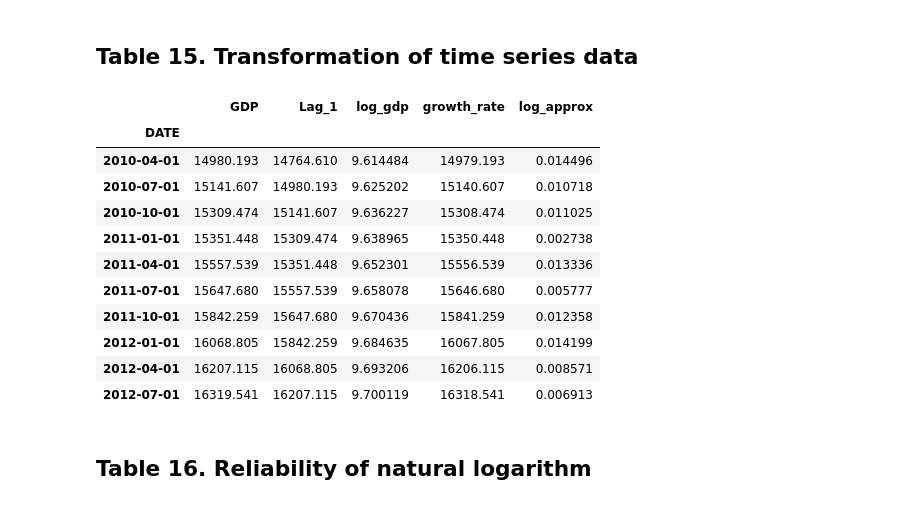
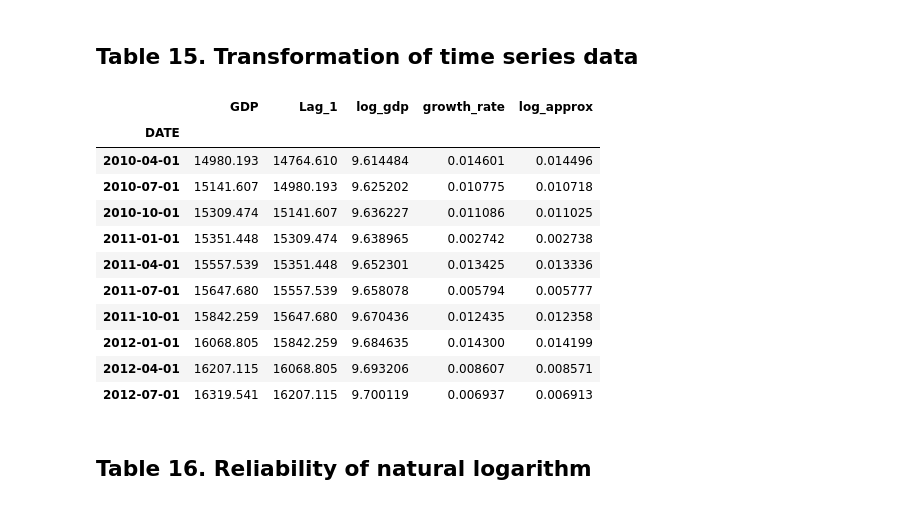
Before and after one commit to saritmaitra/PracticalGuideEconometrics, a Jupyter notebook: Chapter 1 & Chapter 2.ipynb, the cells around one changed output. Saved outputs shown, nothing was run; the diff lists cells and outputs as text; code cells hidden in the pictures.

```diff
--- a/Chapter 1 & Chapter 2.ipynb
+++ b/Chapter 1 & Chapter 2.ipynb
@@ -345,44 +345,44 @@ tesla.head()
 # %%
 import pandas as pd
 
 gdp = pd.read_csv('/content/GDP.csv')
 
 # DATE as the index and convert to datetime
 gdp['DATE'] = pd.to_datetime(gdp['DATE'])
 gdp.set_index('DATE', inplace=True)
 gdp['Lag_1'] = gdp['GDP'].shift(1)
 
 # natural logarithm of the GDP values.
 gdp['log_gdp'] = np.log(gdp['GDP'])
 
 # growth rate as the ratio of the current GDP to the lagged GDP.
 gdp["growth_rate"] = gdp["GDP"] / gdp["Lag_1"]
 
 """subtracts 1 from this ratio to convert it to a growth rate in decimal form.
 This growth rate represents the percentage change in GDP from one period to the next.
 """
-gdp["growth_rate"] = gdp["GDP"] - 1
+gdp["growth_rate"] = gdp["growth_rate"] - 1
 
 """log approximation of the growth rate is used as it often provides a better linear
 approximation for small changes, making it useful in regression models and other statistical analyses.
 """
 gdp["log_approx"] = np.log(gdp["GDP"]) - np.log(gdp["Lag_1"])
 
 gdp.dropna(inplace=True)
 gdp.head(10)
 # %% [output]
 |  | GDP | Lag_1 | log_gdp | growth_rate | log_approx |
 | DATE |  |  |  |  |  |
-| 2010-04-01 | 14980.193 | 14764.610 | 9.614484 | 14979.193 | 0.014496 |
-| 2010-07-01 | 15141.607 | 14980.193 | 9.625202 | 15140.607 | 0.010718 |
-| 2010-10-01 | 15309.474 | 15141.607 | 9.636227 | 15308.474 | 0.011025 |
-| 2011-01-01 | 15351.448 | 15309.474 | 9.638965 | 15350.448 | 0.002738 |
-| 2011-04-01 | 15557.539 | 15351.448 | 9.652301 | 15556.539 | 0.013336 |
-| 2011-07-01 | 15647.680 | 15557.539 | 9.658078 | 15646.680 | 0.005777 |
-| 2011-10-01 | 15842.259 | 15647.680 | 9.670436 | 15841.259 | 0.012358 |
-| 2012-01-01 | 16068.805 | 15842.259 | 9.684635 | 16067.805 | 0.014199 |
-| 2012-04-01 | 16207.115 | 16068.805 | 9.693206 | 16206.115 | 0.008571 |
-| 2012-07-01 | 16319.541 | 16207.115 | 9.700119 | 16318.541 | 0.006913 |
+| 2010-04-01 | 14980.193 | 14764.610 | 9.614484 | 0.014601 | 0.014496 |
+| 2010-07-01 | 15141.607 | 14980.193 | 9.625202 | 0.010775 | 0.010718 |
+| 2010-10-01 | 15309.474 | 15141.607 | 9.636227 | 0.011086 | 0.011025 |
+| 2011-01-01 | 15351.448 | 15309.474 | 9.638965 | 0.002742 | 0.002738 |
+| 2011-04-01 | 15557.539 | 15351.448 | 9.652301 | 0.013425 | 0.013336 |
+| 2011-07-01 | 15647.680 | 15557.539 | 9.658078 | 0.005794 | 0.005777 |
+| 2011-10-01 | 15842.259 | 15647.680 | 9.670436 | 0.012435 | 0.012358 |
+| 2012-01-01 | 16068.805 | 15842.259 | 9.684635 | 0.014300 | 0.014199 |
+| 2012-04-01 | 16207.115 | 16068.805 | 9.693206 | 0.008607 | 0.008571 |
+| 2012-07-01 | 16319.541 | 16207.115 | 9.700119 | 0.006937 | 0.006913 |
 # %% [markdown]
 ## **Table 16. Reliability of natural logarithm**
 # %%
```
Also changed, not shown: parts of 1 cell of this notebook, 1 other file.
